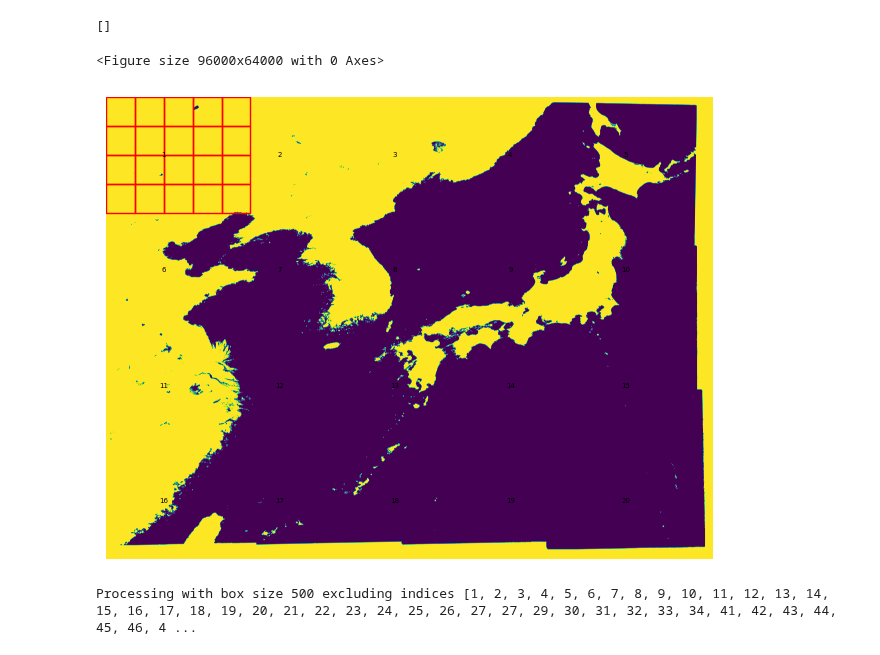
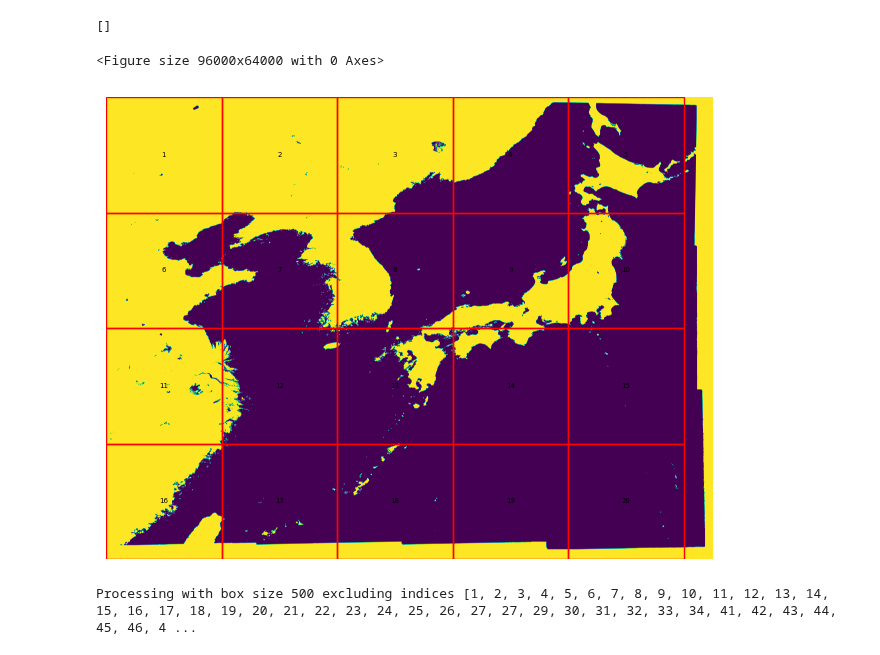
Before and after one commit to yousirong/marine_satellite_image_restoration, a Jupyter notebook: Notebook/1.1 make land-ocean mask.ipynb, the cells around one changed output. Cells and saved outputs as stored; diff of their text form; code cells hidden in the pictures.

```diff
--- a/Notebook/1.1 make land-ocean mask.ipynb
+++ b/Notebook/1.1 make land-ocean mask.ipynb
@@ -147,34 +147,34 @@ print(boundary_coords)
 # %%
 import matplotlib.patches as patches
 
 height, width = mask.shape[:2]
 plt.figure(figsize=(120,80), dpi=800)
 # 플롯을 생성합니다.
 fig, ax = plt.subplots(figsize=(8, 6))
 # 이미지를 플롯에 렌더링합니다.
 ax.imshow(mask)
 
 # 패치 인덱스를 표시합니다.
 for i in range(height // 2000):
     for j in range(width // 2000):
         # 각 패치의 중심 좌표를 계산합니다.
         center_x, center_y = j * 2000 + 1000, i * 2000 + 1000
         # 인덱스를 계산합니다 (1부터 시작).
         index = i * (width // 2000) + j + 1
 #         print(index)
         # 인덱스 텍스트를 이미지에 추가합니다.
         ax.text(center_x, center_y, str(index), color='black', ha='center', va='center', fontsize=5)
         # 패치의 테두리를 그립니다.
-        point =500
+        point =2000
         rect = patches.Rectangle((j*point, i*point), point, point, linewidth=1, edgecolor='red', facecolor='none')
         ax.add_patch(rect)
 
 # 축을 숨깁니다.
 plt.axis('off')
 plt.show()
 # %% [output]
 <Figure size 96000x64000 with 0 Axes>
-[figure, old version]
+[figure, new version]
 # %%
 import numpy as np
 import csv
```
Also changed, not shown: parts of 2 cells of this notebook, 1 other file.
